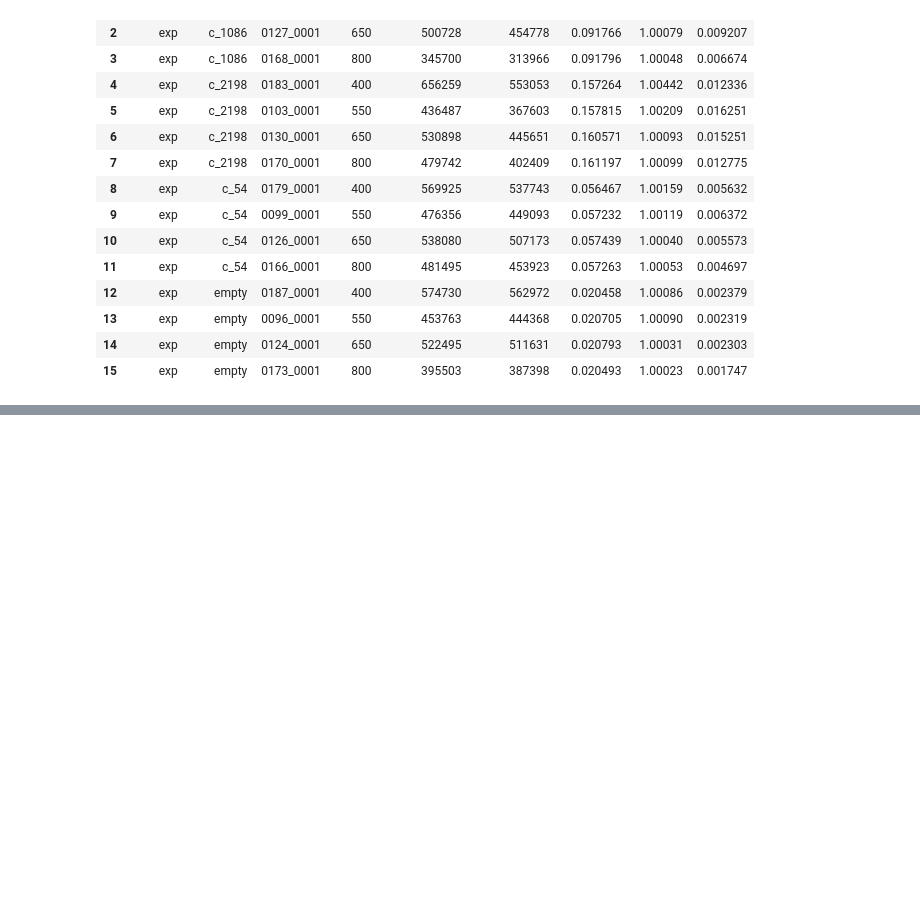
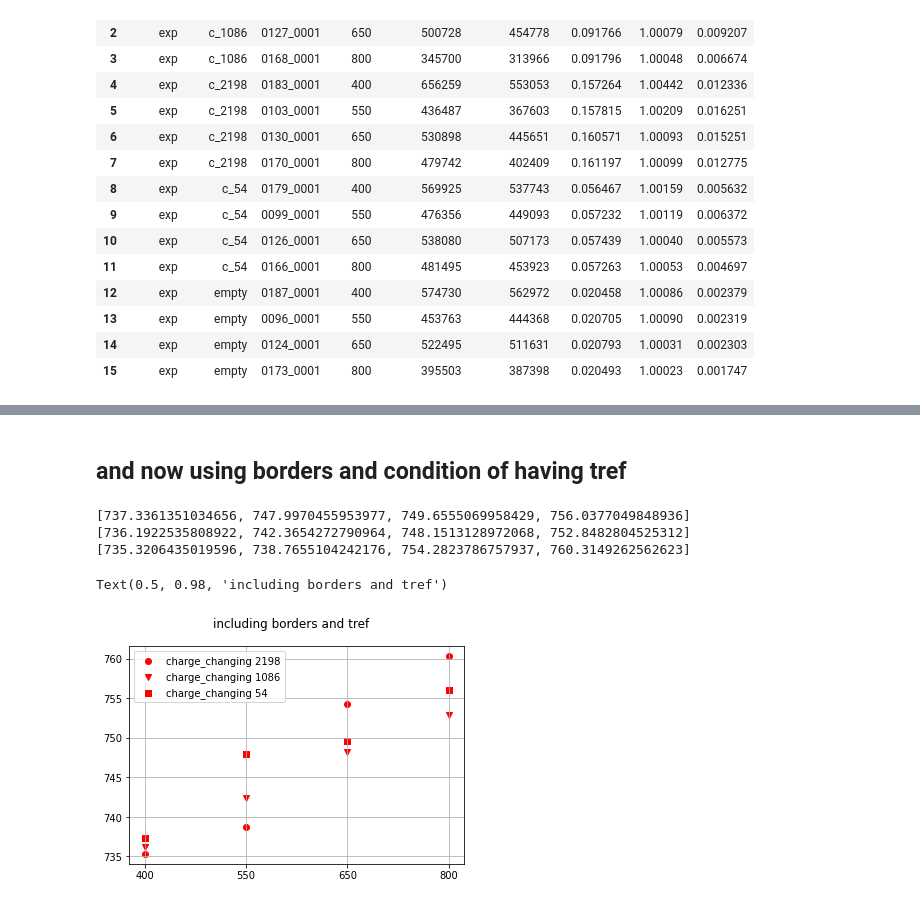
Before and after one commit to jenegger/r3bweek24_gsi, a Jupyter notebook: overview_cross_section.ipynb, the cells around one changed output, grey strips where cells are left out. Saved outputs shown, nothing was run; the diff lists cells and outputs as text; code cells hidden in the pictures; blank space fills up the shorter version.

```diff
--- a/overview_cross_section.ipynb
+++ b/overview_cross_section.ipynb
@@ -138,0 +198,48 @@ df
+# %% [markdown]
+## and now using borders  and condition of having tref
+# %%
+filename ='summary_cc_no_corr_with_border_with_tref.txt'
+#filename ='foo_foo_foo.txt'
+dfb_ref = pd.read_csv(filename,sep='\t',names=["datatype","targettype","RunID","energy","incoming ions","survived_ions"])
+dfb_ref["d_survived"] = 1-dfb_ref["survived_ions"]/dfb_ref["incoming ions"]
+
+
+cc_2198_val = []
+cc_1086_val = []
+cc_54_val = []
+cc_geo_corr_2198_val = []
+cc_geo_corr_1086_val = []
+cc_geo_corr_54_val = []
+tot_cs_2198_val = []
+tot_cs_1086_val = []
+tot_cs_54_val = []
+energy_vals = ["400","550","650","800"]
+for ene in energy_vals:
+    dz_2198 = (1-float(dfb_ref.loc[(dfb_ref["targettype"] == "c_2198") & (dfb_ref["energy"] == float(ene))]['d_survived']))/(1-float(dfb_ref.loc[(dfb_ref["targettype"] == "empty") & (dfb_ref["energy"] == float(ene))]['d_survived']))
+    dz_1086 = (1-float(dfb_ref.loc[(dfb_ref["targettype"] == "c_1086") & (dfb_ref["energy"] == float(ene))]['d_survived']))/(1-float(dfb_ref.loc[(dfb_ref["targettype"] == "empty") & (dfb_ref["energy"] == float(ene))]['d_survived']))
+    dz_54 = (1-float(dfb_ref.loc[(dfb_ref["targettype"] == "c_54") & (dfb_ref["energy"] == float(ene))]['d_survived']))/(1-float(dfb_ref.loc[(dfb_ref["targettype"] == "empty") & (dfb_ref["energy"] == float(ene))]['d_survived']))
+    cc_2198 = factor_2198*(-math.log(dz_2198))
+    cc_1086 = factor_1086*(-math.log(dz_1086))
+    cc_54 = factor_54*(-math.log(dz_54))
+
+    cc_2198_val.append(cc_2198)
+    cc_1086_val.append(cc_1086)
+    cc_54_val.append(cc_54)
+
+print(cc_54_val)
+print(cc_1086_val)
+print(cc_2198_val)
+
+fig, ax = plt.subplots()
+ax.scatter(energy_vals,cc_2198_val,label="charge_changing 2198",color='red',marker="o")
+ax.scatter(energy_vals,cc_1086_val,label="charge_changing 1086",color ='red',marker="v")
+ax.scatter(energy_vals,cc_54_val,label="charge_changing 54",color='red',marker="s")
+ax.legend()
+ax.grid()
+fig.suptitle("including borders and tref")
+# %% [output]
+[737.3361351034656, 747.9970455953977, 749.6555069958429, 756.0377049848936]
+[736.1922535808922, 742.3654272790964, 748.1513128972068, 752.8482804525312]
+[735.3206435019596, 738.7655104242176, 754.2823786757937, 760.3149262562623]
+Text(0.5, 0.98, 'including borders and tref')
+[figure, added]
```
Also changed, not shown: parts of 9 cells of this notebook, 6 other files.
